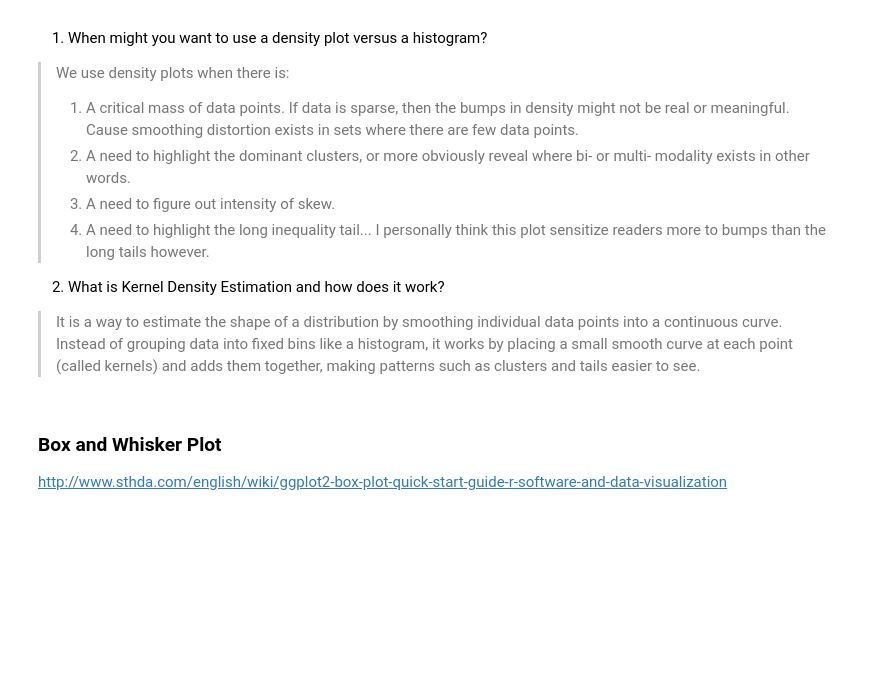
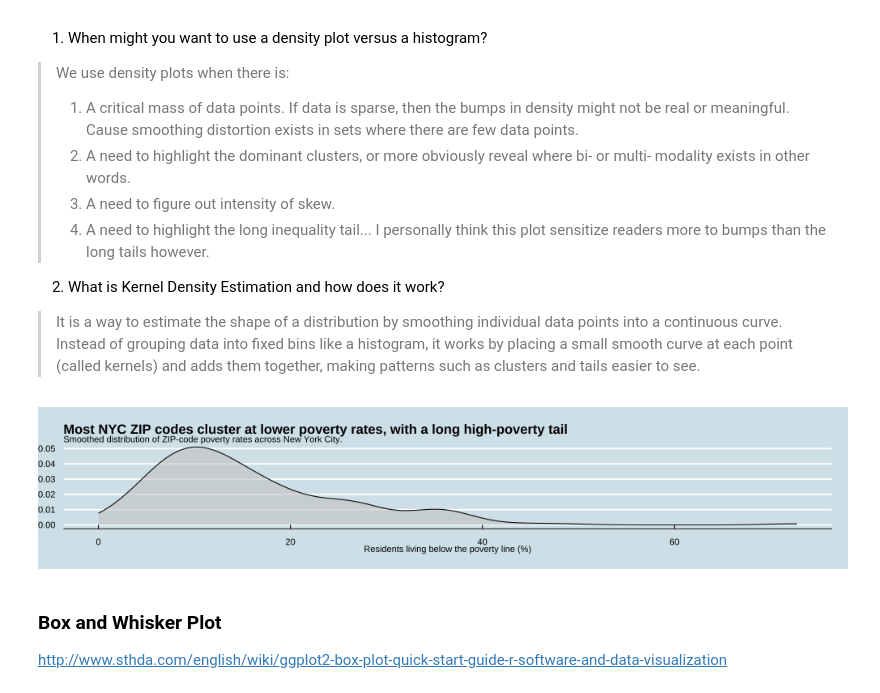
Before and after one commit to data4news/ggplot-intro-univariate-distributions-wongpeiting, a Jupyter notebook: notebook-1.ipynb, the cells around one changed output. Cells and saved outputs as stored; diff of their text form; code cells hidden in the pictures; blank space fills up the shorter version.

```diff
--- a/notebook-1.ipynb
+++ b/notebook-1.ipynb
@@ -389,6 +389,25 @@ This one is entirely theoretical. Google around and then take your best shot at
 2) What is Kernel Density Estimation and how does it work?
 
 > It is a way to estimate the shape of a distribution by smoothing individual data points into a continuous curve. Instead of grouping data into fixed bins like a histogram, it works by placing a small smooth curve at each point (called kernels) and adds them together, making patterns such as clusters and tails easier to see.
+# %%
+%%R -w 1000 -h 200
+
+ggplot(df, aes(x = pct_below_poverty)) +
+  geom_density(fill = "grey80", alpha = 0.6, adjust = 1) +
+  theme_economist() +
+  labs(
+    title = "Most NYC ZIP codes cluster at lower poverty rates, with a long high-poverty tail",
+    subtitle = "Smoothed distribution of ZIP-code poverty rates across New York City.",
+    x = "Residents living below the poverty line (%)"
+  ) +
+  theme(
+    axis.title.y = element_blank(),
+    plot.title = element_text(hjust = 0),
+    plot.subtitle = element_text(hjust = 0),
+    plot.margin = margin(20, 20, 20, 0)
+  )
+# %% [output]
+[figure, added]
 # %% [markdown]
 ### Box and Whisker Plot
 http://www.sthda.com/english/wiki/ggplot2-box-plot-quick-start-guide-r-software-and-data-visualization
```
Also changed, not shown: 1 other file.
